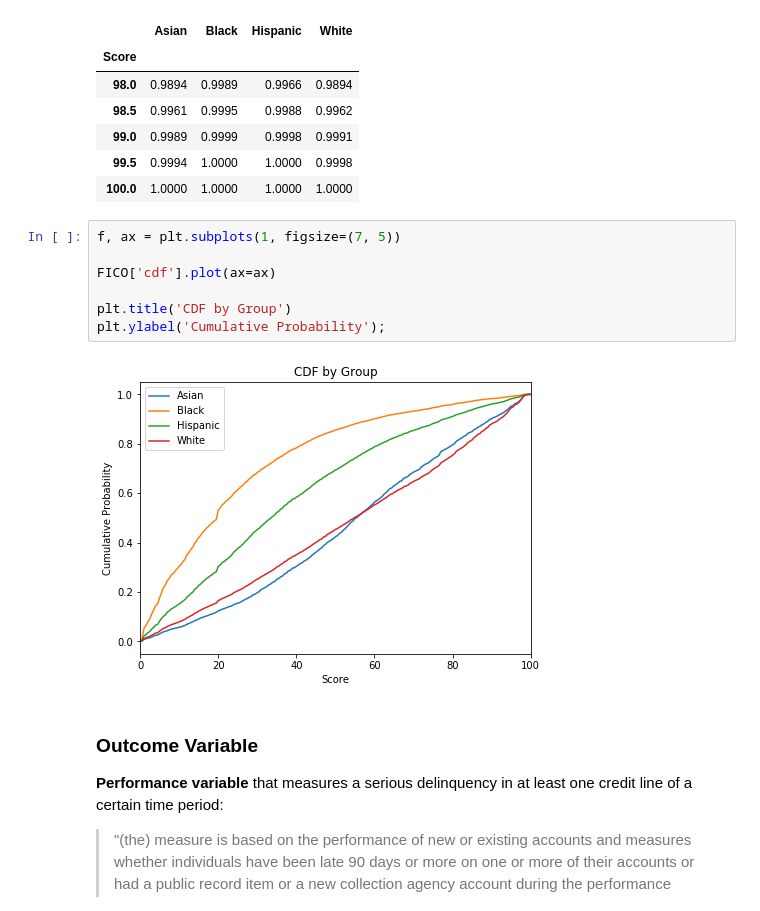
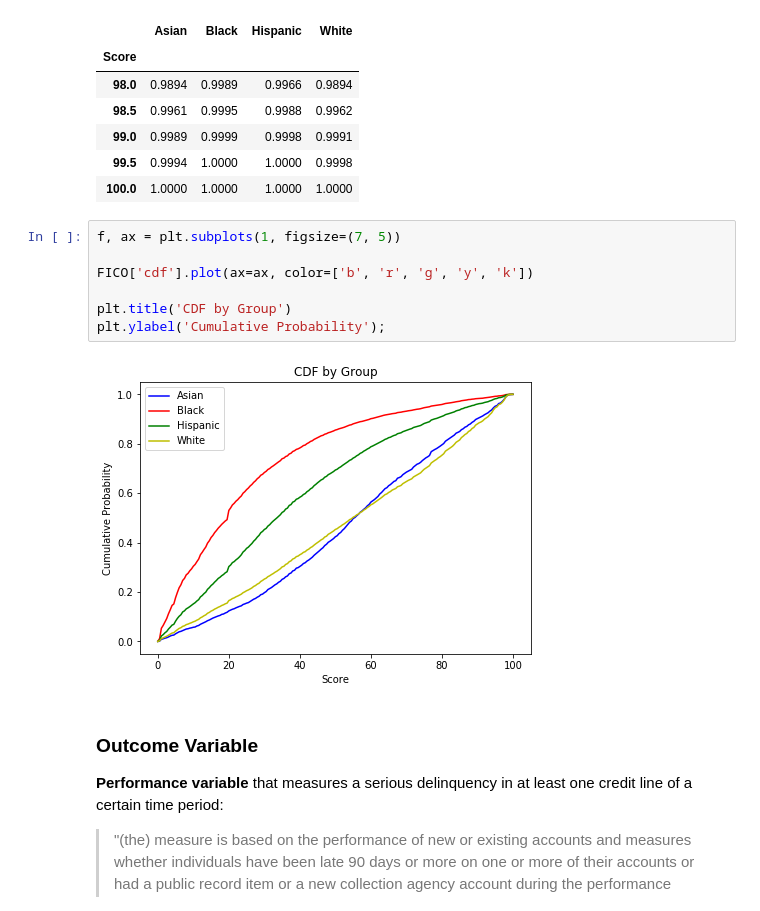
Before and after one commit to jingjieyeo/responsibly, a Jupyter notebook: docs/notebooks/demo-fico-analysis-colab.ipynb, the cells around one changed output. Saved outputs shown, nothing was run; the diff lists cells and outputs as text.

```diff
--- a/docs/notebooks/demo-fico-analysis-colab.ipynb
+++ b/docs/notebooks/demo-fico-analysis-colab.ipynb
@@ -114,12 +132,12 @@ FICO['cdf'].tail()
 # %%
 f, ax = plt.subplots(1, figsize=(7, 5))
 
-FICO['cdf'].plot(ax=ax)
+FICO['cdf'].plot(ax=ax, color=['b', 'r', 'g', 'y', 'k'])
 
 plt.title('CDF by Group')
 plt.ylabel('Cumulative Probability');
 # %% [output]
-[figure, old version]
+[figure, new version]
 # %% [markdown]
 ### Outcome Variable
 
```
Also changed, not shown: parts of 12 cells of this notebook.
